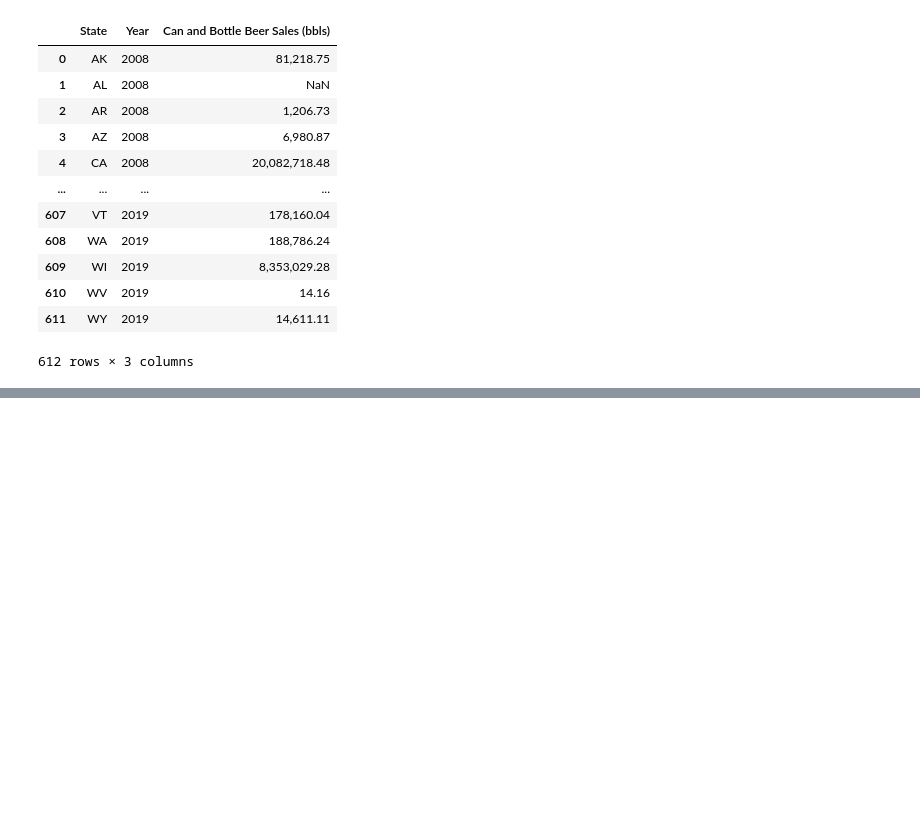
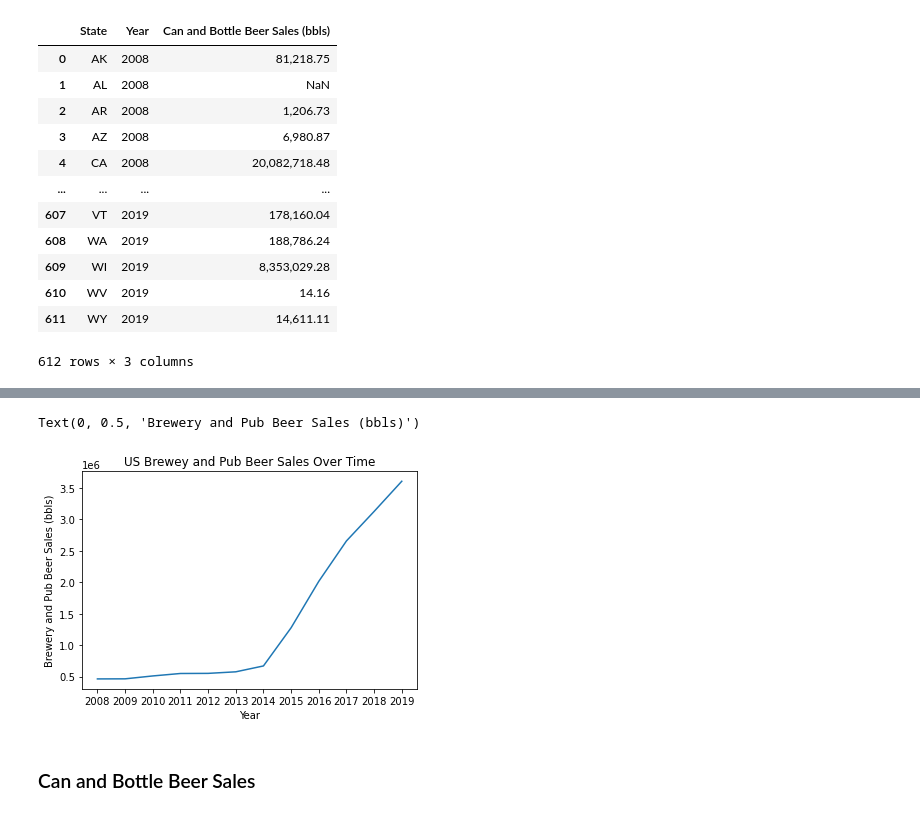
Before and after one commit to bgtaber/brewcrew_project, a Jupyter notebook: Scripts/State_level.ipynb, the cells around one changed output, grey strips where cells are left out. Saved outputs shown, nothing was run; the diff lists cells and outputs as text; code cells hidden in the pictures; blank space fills up the shorter version.

```diff
--- a/Scripts/State_level.ipynb
+++ b/Scripts/State_level.ipynb
@@ -185,0 +307,6 @@ beer_keg_2_df
+# %%
+#Analyze Brewery and Pub Beer Sales (bbls) over time
+#Brewery and Pub Beer Sales (bbls)	Can and Bottle Beer Sales (bbls)	Keg and Barell Beer Sales (bbls)
+
+us_brewery_beer_sales=brewery_beer_df.groupby('Year')['Brewery and Pub Beer Sales (bbls)'].sum()
+us_brewery_beer_sales
@@ -185,0 +328,14 @@ beer_keg_2_df
+# %%
+#Line Plot of Brewery and Pub Beer Sales over time in the US
+x= us_brewery_beer_sales.index
+y= us_brewery_beer_sales.tolist()
+
+plt.plot(x,y)
+plt.title('US Brewey and Pub Beer Sales Over Time')
+plt.xlabel('Year')
+plt.ylabel('Brewery and Pub Beer Sales (bbls)')
+# %% [output]
+Text(0, 0.5, 'Brewery and Pub Beer Sales (bbls)')
+[figure, added]
+# %% [markdown]
+### Can and Bottle Beer Sales
```
Also changed, not shown: parts of 36 cells of this notebook.
